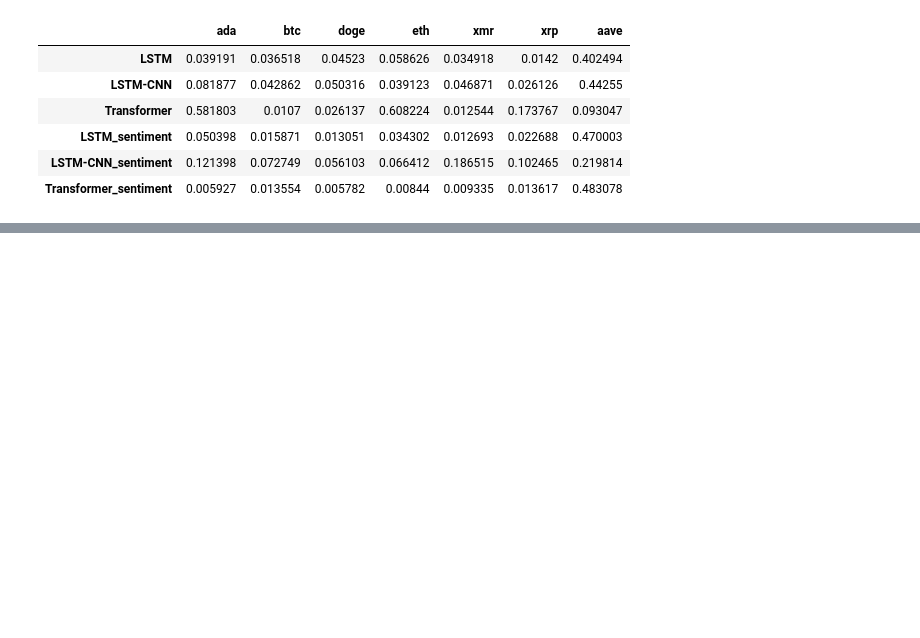
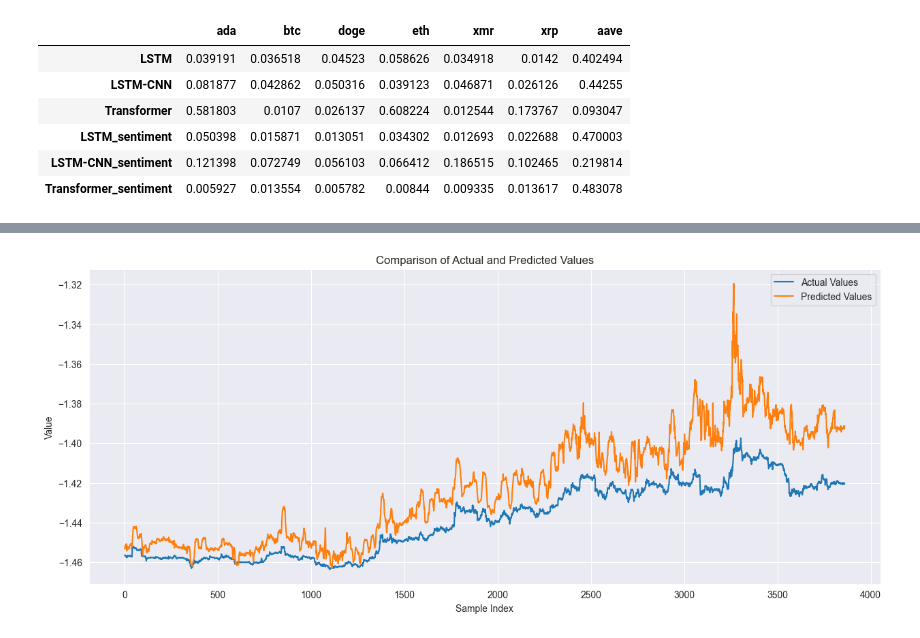
Before and after one commit to lucapetrh-dev/Transformers-Financial-Time-Series-Forecasting, a Jupyter notebook: models/run_all_sentiment.ipynb, the cells around one changed output, grey strips where cells are left out. Cells and saved outputs as stored; diff of their text form; code cells hidden in the pictures; blank space fills up the shorter version.

```diff
--- a/models/run_all_sentiment.ipynb
+++ b/models/run_all_sentiment.ipynb
@@ -482,0 +561,3 @@ results
+# %%
+plot_results(tl_transformer, X_val, y_val)
+# %% [output]
@@ -482,0 +566 @@ results
+[figure, added]
```
Also changed, not shown: parts of 12 cells of this notebook, 1 other file.
